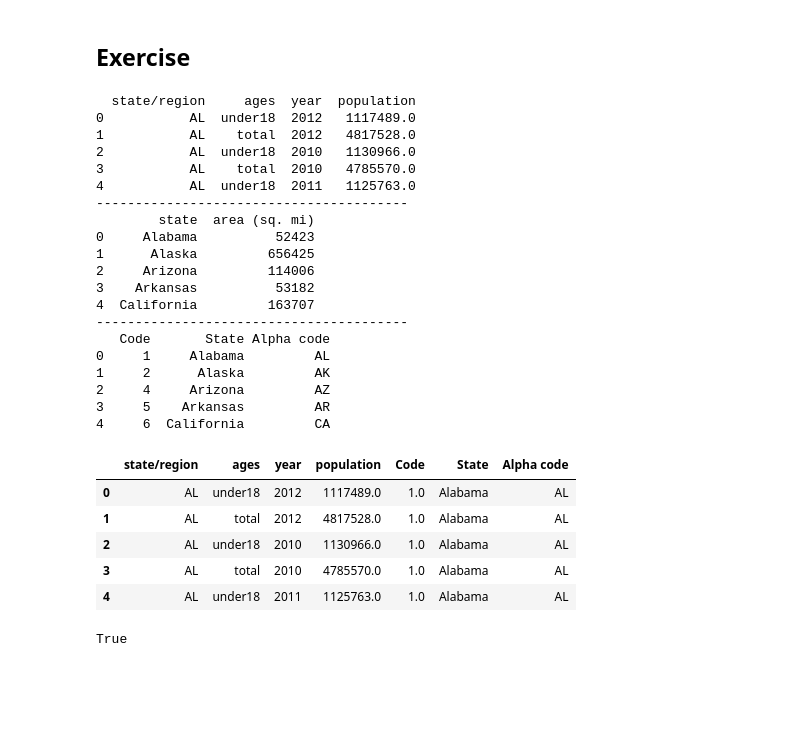
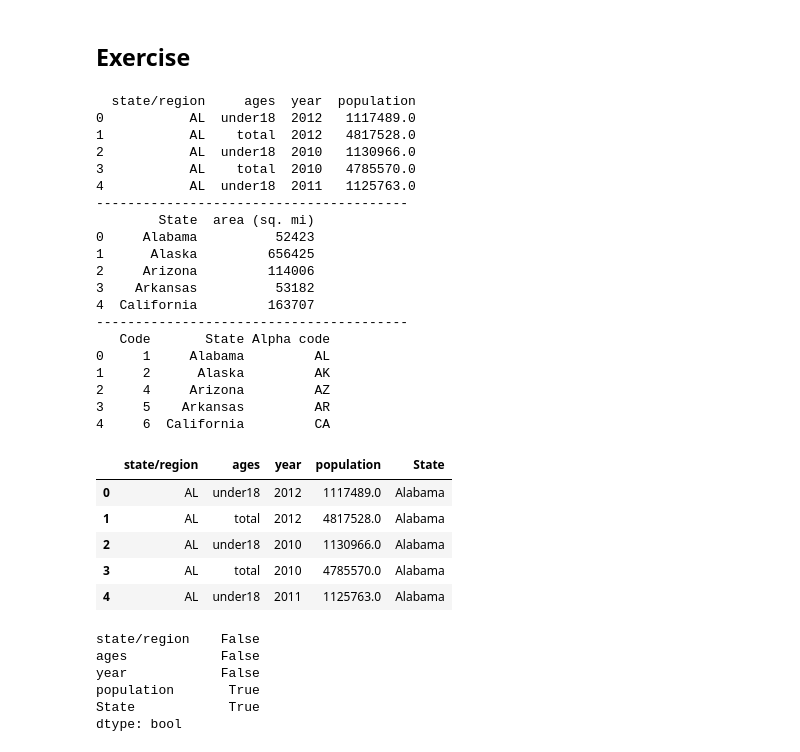
Before and after one commit to OtakuGod0/Data-Science, a Jupyter notebook: Python-Libraries/Pandas.ipynb, the cells around one changed output. Saved outputs shown, nothing was run; the diff lists cells and outputs as text; code cells hidden in the pictures; blank space fills up the shorter version.

```diff
--- a/Python-Libraries/Pandas.ipynb
+++ b/Python-Libraries/Pandas.ipynb
@@ -823,6 +823,8 @@ pop = pd.read_csv("state-population.csv")
 areas = pd.read_csv("state-areas.csv")
 abbrevs = pd.read_csv("state_names.csv").drop('Abbreviation', axis = 1)
 # %%
+areas.rename(columns={'state': 'State'}, inplace = True)
+
 print(pop.head()); print('-' * 40); print(areas.head());print('-'*40);print(abbrevs.head())
 # %% [output]
   state/region     ages  year  population
@@ -832,7 +834,7 @@ print(pop.head()); print('-' * 40); print(areas.head());print('-'*40);print(abbr
 3           AL    total  2010   4785570.0
 4           AL  under18  2011   1125763.0
 ----------------------------------------
-        state  area (sq. mi)
+        State  area (sq. mi)
 0     Alabama          52423
 1      Alaska         656425
 2     Arizona         114006
@@ -847,15 +849,21 @@ print(pop.head()); print('-' * 40); print(areas.head());print('-'*40);print(abbr
 4     6  California         CA
 # %%
 merged = pd.merge(pop, abbrevs, left_on='state/region', right_on='Alpha code', how='left')
+merged.drop(['Code', 'Alpha code'], axis = 1, inplace = True)
 merged.head()
 # %% [output]
-|  | state/region | ages | year | population | Code | State | Alpha code |
-| 0 | AL | under18 | 2012 | 1117489.0 | 1.0 | Alabama | AL |
-| 1 | AL | total | 2012 | 4817528.0 | 1.0 | Alabama | AL |
-| 2 | AL | under18 | 2010 | 1130966.0 | 1.0 | Alabama | AL |
-| 3 | AL | total | 2010 | 4785570.0 | 1.0 | Alabama | AL |
-| 4 | AL | under18 | 2011 | 1125763.0 | 1.0 | Alabama | AL |
+|  | state/region | ages | year | population | State |
+| 0 | AL | under18 | 2012 | 1117489.0 | Alabama |
+| 1 | AL | total | 2012 | 4817528.0 | Alabama |
+| 2 | AL | under18 | 2010 | 1130966.0 | Alabama |
+| 3 | AL | total | 2010 | 4785570.0 | Alabama |
+| 4 | AL | under18 | 2011 | 1125763.0 | Alabama |
 # %%
-pd.Series([False, False, True]).any()
+merged.isnull().any()
 # %% [output]
-True
+state/region    False
+ages            False
+year            False
+population       True
+State            True
+dtype: bool
```
Also changed, not shown: parts of 19 cells of this notebook.
